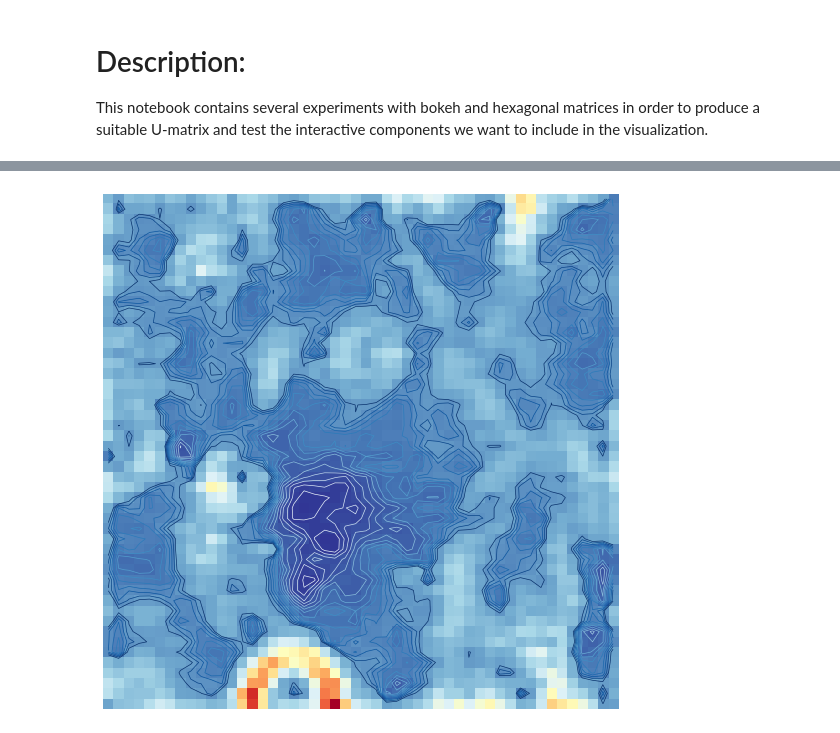
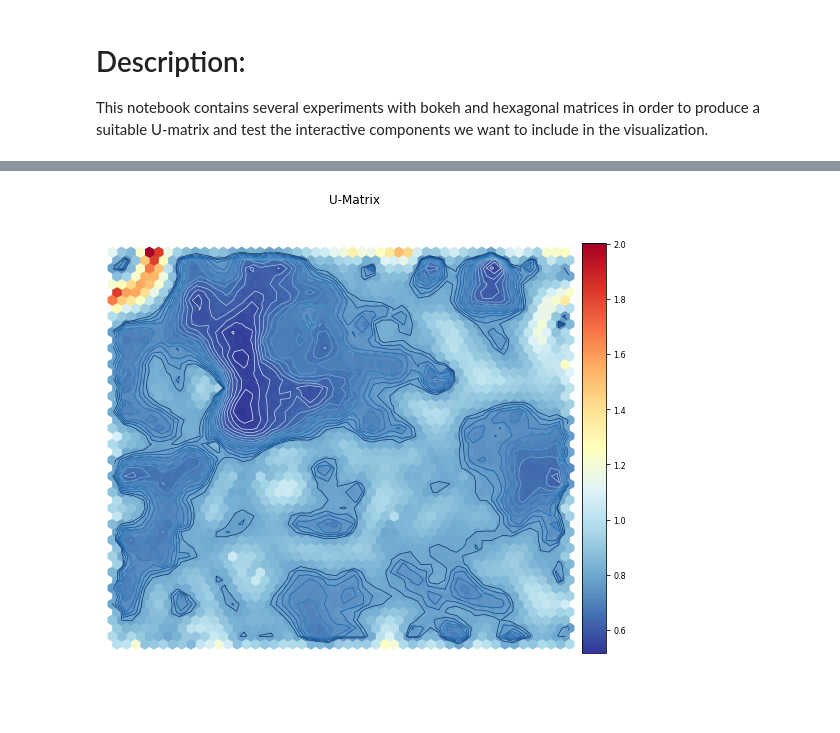
Before and after one commit to stuartgo/mapintel, a Jupyter notebook: notebooks/bokeh_umatrix_hex.ipynb, the cells around one changed output, grey strips where cells are left out. Saved outputs shown, nothing was run; the diff lists cells and outputs as text; code cells hidden in the pictures.

```diff
--- a/notebooks/bokeh_umatrix_hex.ipynb
+++ b/notebooks/bokeh_umatrix_hex.ipynb
@@ -29,23 +32,23 @@ Loading BokehJS ...
 [interactive output not drawn]
 # %%
 data_file = os.path.join(PROJECT_ROOT, "data","processed", "newsapi_docs.csv")
-model_dir = os.path.join(PROJECT_ROOT, "models", "saved_models")
 fig_dir = os.path.join(PROJECT_ROOT, "models", "figures", "som")
-model_path = glob.glob(os.path.join(PROJECT_ROOT, "models/saved_models/doc2vecdbowd100n5mc2t*.model"))
-if len(model_path) > 1:
+embeddings_file = glob.glob(os.path.join(PROJECT_ROOT, "models/saved_embeddings/train_doc2vecdbowd100n5mc2t*.npy"))
+if len(embeddings_file) > 1:
     raise ValueError("There is more than one file with the same pattern as the model path.")
 else:
-    model_path = model_path[0]
+    embeddings_file = embeddings_file[0]
 # %%
-model_tag = os.path.splitext(os.path.basename(model_path))[0]
+_, model_tag = os.path.splitext(os.path.basename(embeddings_file))[0].split("_")
 
 # Reading data into memory
-_, train_docs, test_docs = read_data(data_file)
+_, train_docs, _ = read_data(data_file)
 train_labels = train_docs['category']
 
 # Obtain the vectorized corpus
-vect_train_corpus, _ = embedding_vectors(
-    model_path, train_docs['prep_text'], test_docs['prep_text'])
+embedding_dict = format_embedding_files([embeddings_file])
+gen = embeddings_generator(embedding_dict)
+_, vect_train_corpus = list(gen)[0]
 
 # This som implementation does not have a random seed parameter
 # We're going to set it up ourselves
@@ -59,5 +62,5 @@ som = sompy.SOMFactory().build(
     training='batch',
     lattice='hexa'
 )
-som.train(n_job=-1, verbose='info', train_rough_len=10, train_finetune_len=10)
+som.train(n_job=-1, verbose='info', train_rough_len=5, train_finetune_len=5)
 # %% [output]
@@ -96,13 +84,12 @@ _, umat = UMatrix(
 # %%
 # U-matrix of the 50x50 grid
-u = sompy.umatrix.UMatrixView(12, 12, 'umatrix', show_axis=True, text_size=8, show_text=True)
+u = sompy.umatrix.UMatrixView(9, 9, 'U-Matrix', show_axis=True, text_size=8, show_text=True)
 
-UMAT = u.show(
+_, umat = u.show(
     som,
-    distance2=1,
-    row_normalized=False,
-    show_data=False,
-    contooor=True # Visualize isomorphic curves
+    distance=2,
+    contour=True,
+    blob=False
 )
 # %% [output]
-[figure, old version]
+[figure, new version]
```
Also changed, not shown: parts of 11 cells of this notebook, 5 other files.
